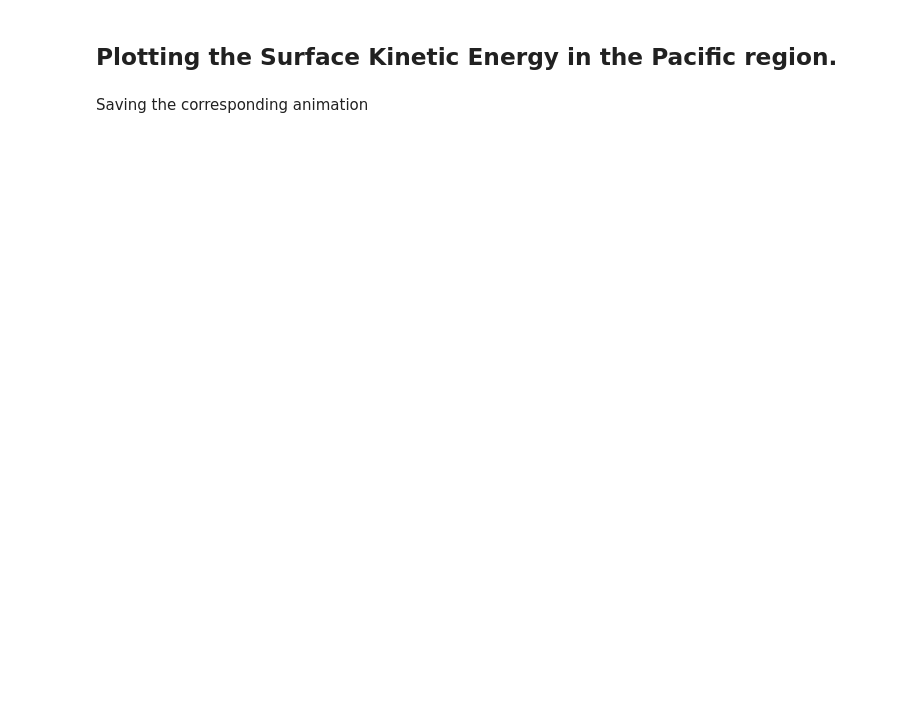
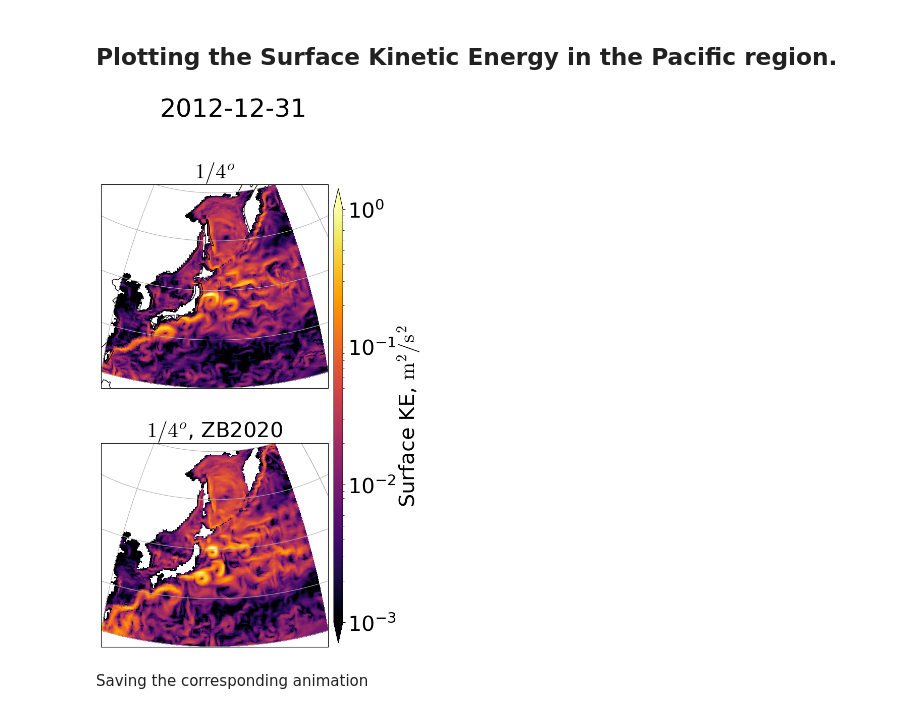
Before and after one commit to m2lines/data-gallery, a Jupyter notebook: src/notebooks/OM4_SE_animation.ipynb, the cells around one changed output. Saved outputs shown, nothing was run; the diff lists cells and outputs as text; code cells hidden in the pictures; blank space fills up the shorter version.

```diff
--- a/src/notebooks/OM4_SE_animation.ipynb
+++ b/src/notebooks/OM4_SE_animation.ipynb
@@ -297,10 +267,12 @@ create_gif(
 # %% [markdown]
 ## Plotting the Surface Kinetic Energy in the Pacific region.
 # %%
-plot_Pacific = lambda idx, fig: plot_regions(
-    i=idx, lat=slice(20, 60), lon=slice(-240, -190), fig=fig
+plot_Pacific = lambda idx, fig, len_idx: plot_regions(
+    i=idx, lat=slice(20, 60), lon=slice(-240, -190), fig=fig, len_idx=len_idx
 )
-plot_Pacific(-1, None)
+plot_Pacific(-1, None, None)
+# %% [output]
+[figure, added]
 # %% [markdown]
 Saving the corresponding animation
 # %%
```
Also changed, not shown: parts of 19 cells of this notebook, 7 other files.
